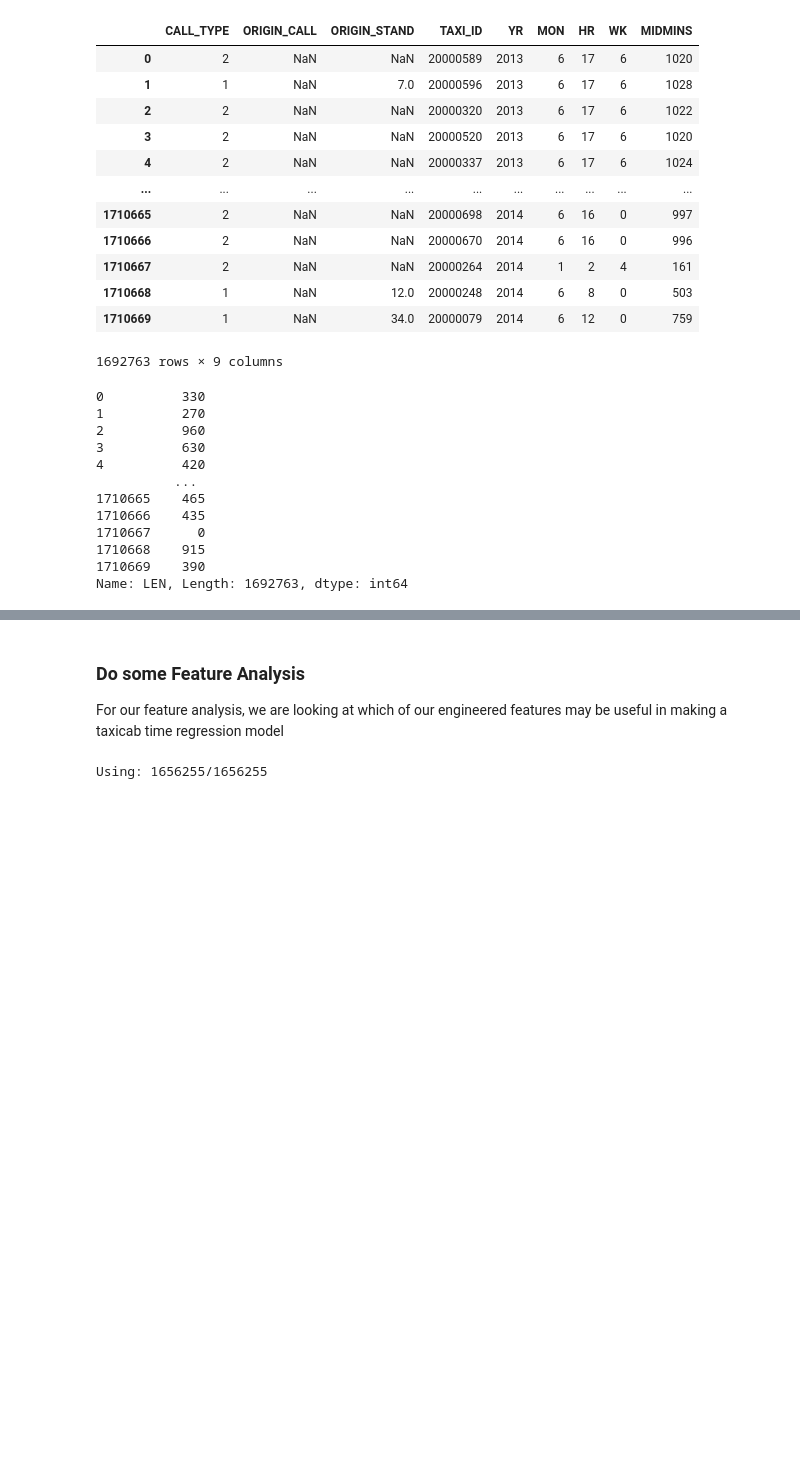
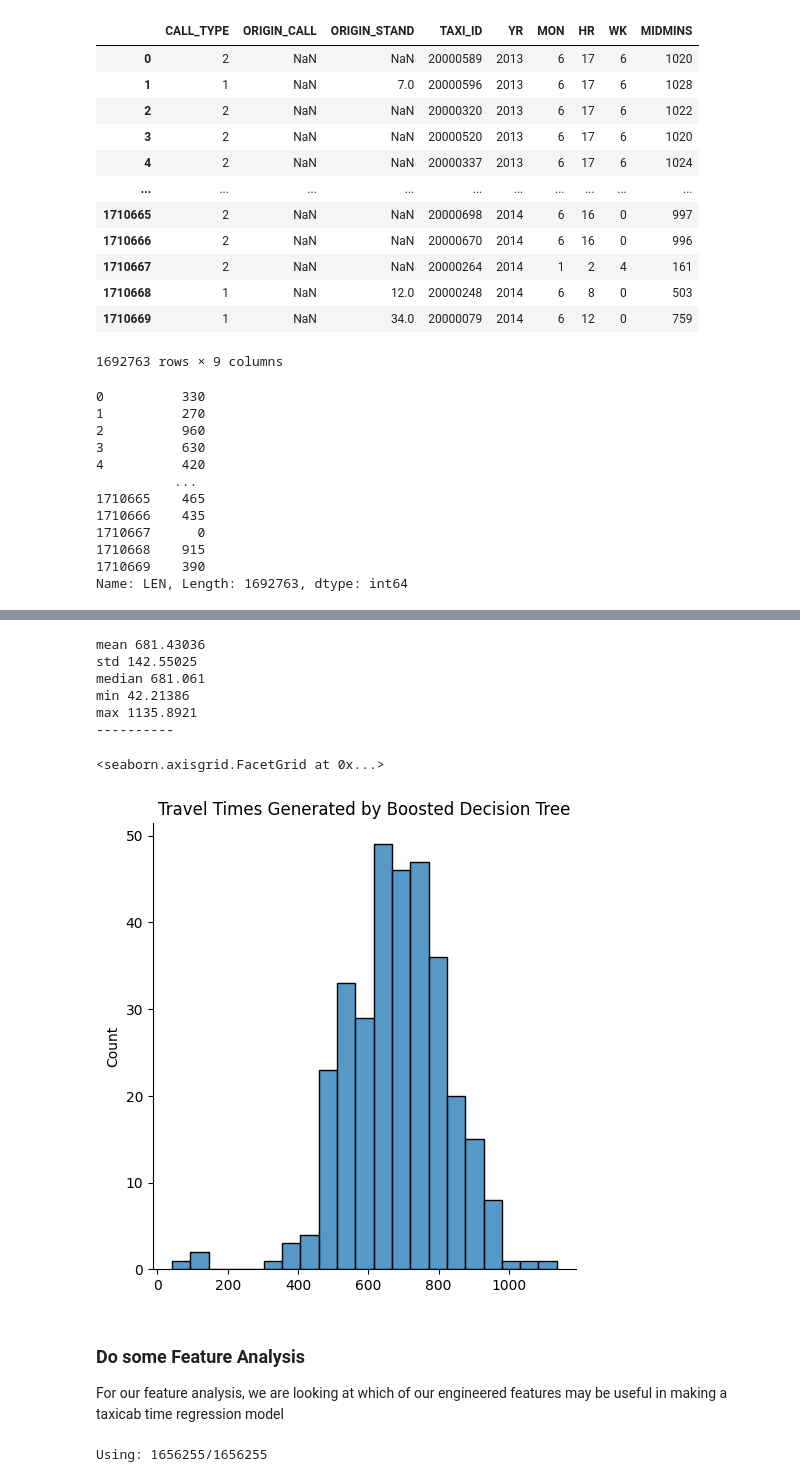
Before and after one commit to philip-johnson36/cse151b, a Jupyter notebook: feature_engineering.ipynb, the cells around one changed output, grey strips where cells are left out. Saved outputs shown, nothing was run; the diff lists cells and outputs as text; code cells hidden in the pictures; blank space fills up the shorter version.

```diff
--- a/feature_engineering.ipynb
+++ b/feature_engineering.ipynb
@@ -578,12 +613,12 @@ parameters = {
     'objective': 'reg:squarederror',
     # 'colsample_bytree': 0.5586586280723452,
     # 'learning_rate': 0.06889888561468978,
-    'max_depth': 5,
+    'max_depth': 3,
     # 'n_estimators': 1164,
     # 'reg_alpha': 25.287638310615133,
     # 'reg_lambda': 67.51702941180568,
     # 'subsample': 0.77179392553171
 }
 
-xg_model = xgb.train(parameters, data_matrix, num_boost_round=10000, early_stopping_rounds=20, evals=[(validation_matrix, 'validation')], verbose_eval=100)
+xg_model = xgb.train(parameters, data_matrix, num_boost_round=50, early_stopping_rounds=10, evals=[(validation_matrix, 'validation')], verbose_eval=100)
 # %% [output]
@@ -601,3 +631,4 @@ KeyboardInterrupt:
 # %%
 test_x, test_y = processCSV('archive/test_public.csv')
+test_x = test_x.drop(columns=["DAY_TYPE", "MISSING_DATA", 'POLYLINE', 'LEN', 'TIMESTAMP', 'DAY'])
 test_x
@@ -606,12 +652,31 @@ y_pred = xg_model.predict(xgb.DMatrix(test_x.drop(columns=['TRIP_ID'])))
 # %%
-ids = test_x["TRIP_ID"]
-
-for i in range(y_pred):
-    y_pred[i] = round(y_pred[i] / 15) * 15
+import seaborn as sns
+ids = test_x["TRIP_ID"].values
+# print(ids)
+for i in range(len(y_pred)):
+    y_pred[i] = y_pred[i] - 75
 d = {"TRIP_ID" : ids, "TRAVEL_TIME" : y_pred}
 newdf = pd.DataFrame(d)
-print(newdf)
-newdf.to_csv("tree_pred9_bayesian_opt_max_depth_5_6232_boosts.csv", index=None)
+# print(newdf)
+newdf.to_csv("another_tree_max_depth3.csv", index=None)
+labels = y_pred
+# print(labels)
+print('mean', np.mean(labels))
+print('std', np.std(labels))
+print('median', np.median(labels))
+print('min', np.min(labels))
+print('max', np.max(labels))
+print('----------')
+sns.displot(labels).set(title='Travel Times Generated by Boosted Decision Tree')
+# %% [output]
+mean 681.43036
+std 142.55025
+median 681.061
+min 42.21386
+max 1135.8921
+----------
+<seaborn.axisgrid.FacetGrid at 0x...>
+[figure, added]
 # %% [markdown]
 ### Do some Feature Analysis
 
```
Also changed, not shown: parts of 7 cells of this notebook.
